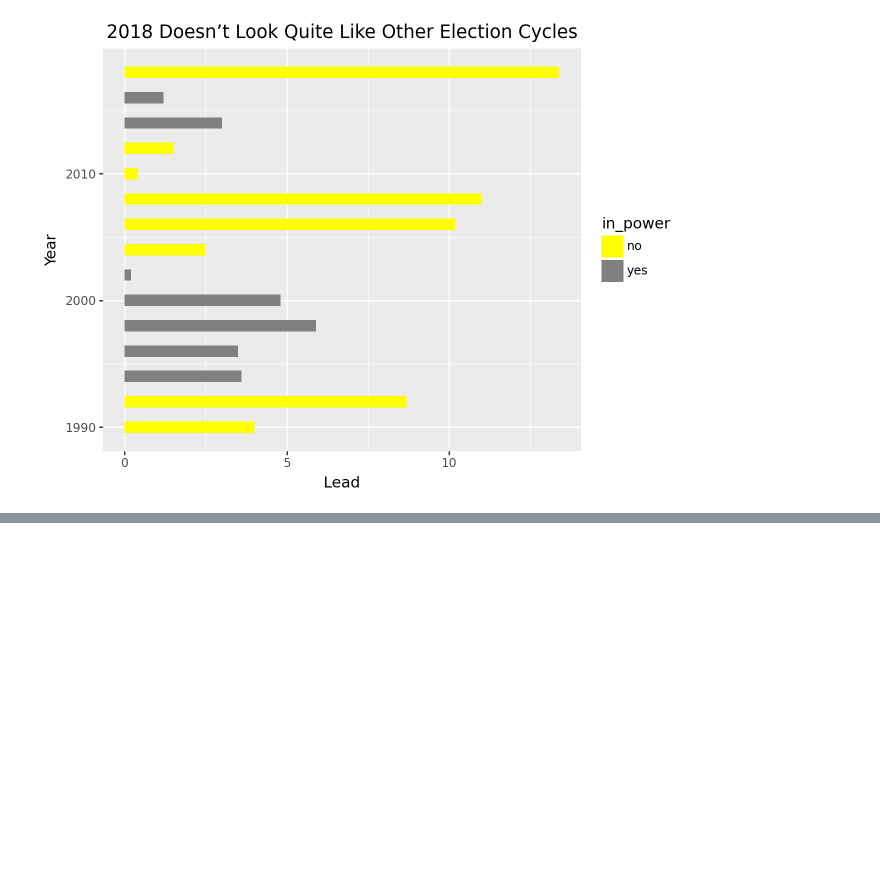
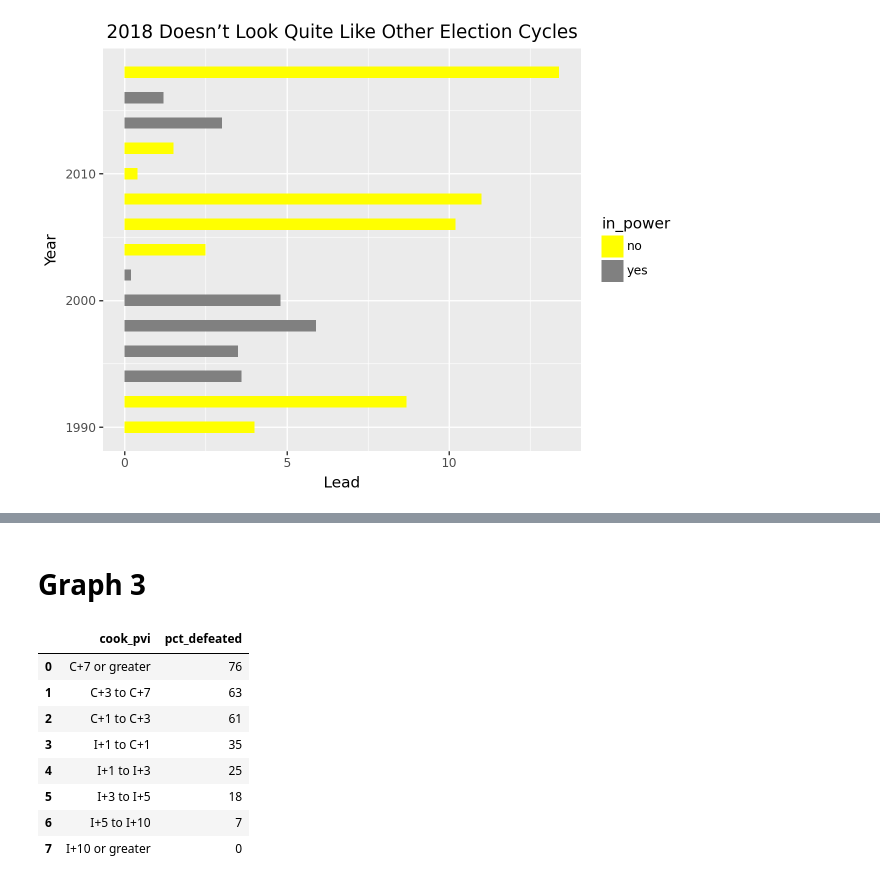
Before and after one commit to renatadaou/homework-notebooks-to-illustrator, a Jupyter notebook: Homework - Notebooks to Illustrator.ipynb, the cells around one changed output, grey strips where cells are left out. Cells and saved outputs as stored; diff of their text form; code cells hidden in the pictures; blank space fills up the shorter version.

```diff
--- a/Homework - Notebooks to Illustrator.ipynb
+++ b/Homework - Notebooks to Illustrator.ipynb
@@ -140,0 +197,15 @@ plot
+# %% [markdown]
+# Graph 3
+# %%
+df3 = pd.read_csv('data/cook_pvi.csv')
+df3
+# %% [output]
+|  | cook_pvi | pct_defeated |
+| 0 | C+7 or greater | 76 |
+| 1 | C+3 to C+7 | 63 |
+| 2 | C+1 to C+3 | 61 |
+| 3 | I+1 to C+1 | 35 |
+| 4 | I+1 to I+3 | 25 |
+| 5 | I+3 to I+5 | 18 |
+| 6 | I+5 to I+10 | 7 |
+| 7 | I+10 or greater | 0 |
```
Also changed, not shown: parts of 7 cells of this notebook, 17 other files.
